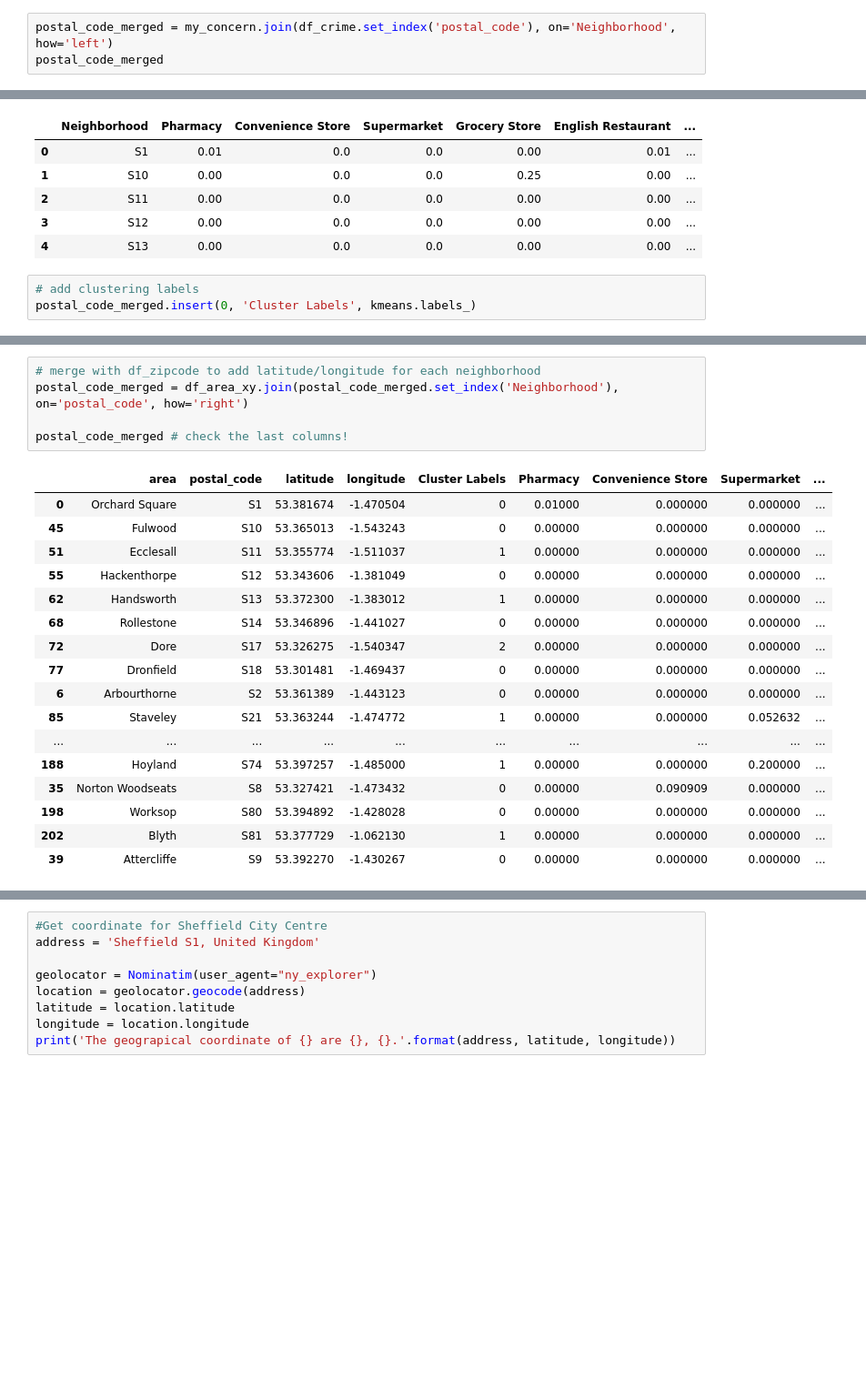
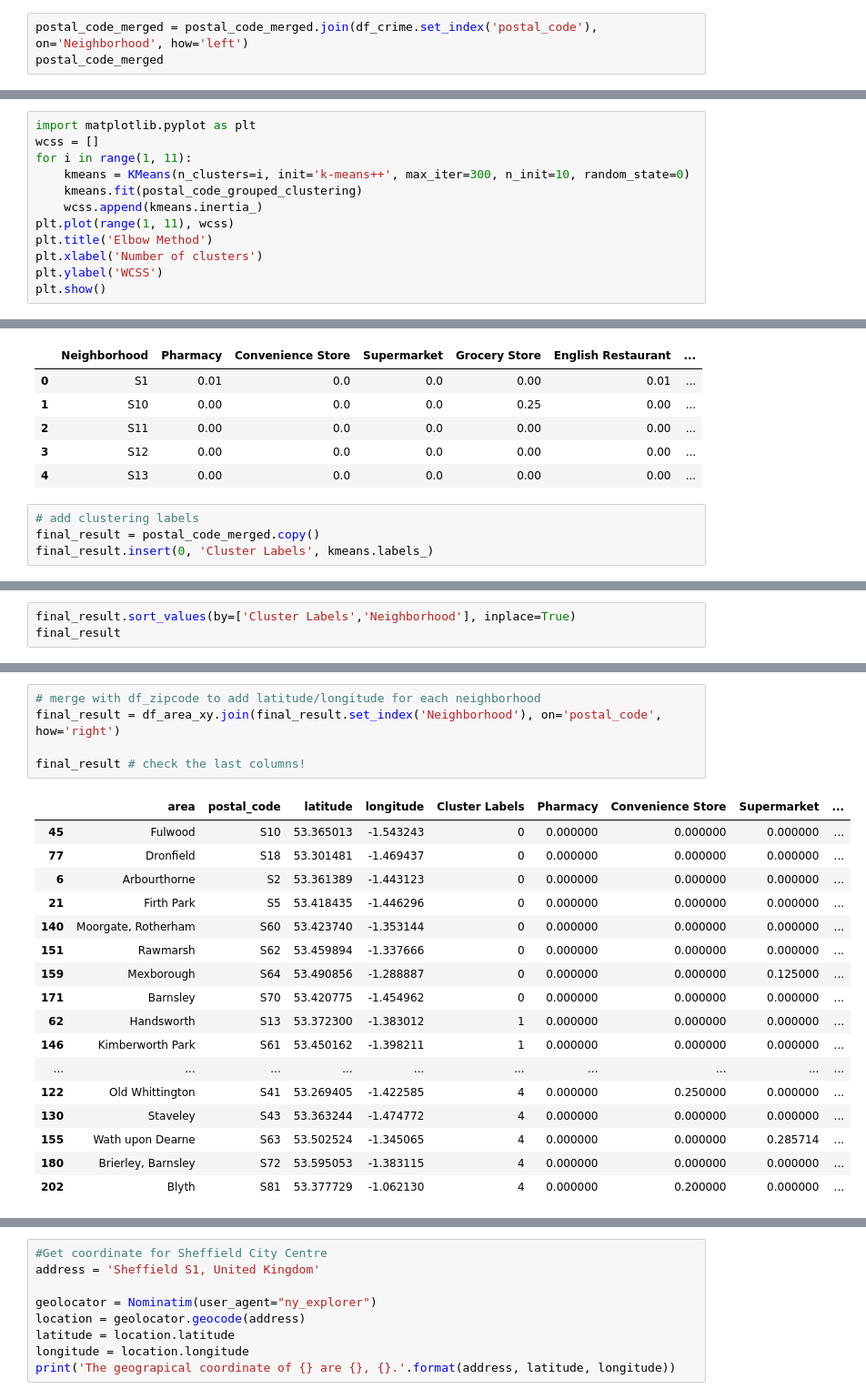
Before and after one commit to eddiehk/ibmcapstone, a Jupyter notebook: wk5.ipynb, the cells around one changed output, grey strips where cells are left out. Shown at 91% size. Saved outputs shown, nothing was run; the diff lists cells and outputs as text; blank space fills up the shorter version.

```diff
--- a/wk5.ipynb
+++ b/wk5.ipynb
@@ -860,7 +868,7 @@ df_crime
 | 43 | S80 | 0.000963 |
 | 44 | S81 | 0.000981 |
 # %%
-postal_code_merged = my_concern.join(df_crime.set_index('postal_code'), on='Neighborhood', how='left')
+postal_code_merged = postal_code_merged.join(df_crime.set_index('postal_code'), on='Neighborhood', how='left')
 postal_code_merged
 # %% [output]
 |  | Neighborhood | Pharmacy | Convenience Store | Supermarket | Grocery Store | English Restaurant | ... |
@@ -888,0 +899,12 @@ This is the final step to make the model and render the result.
+# %%
+import matplotlib.pyplot as plt
+wcss = []
+for i in range(1, 11):
+    kmeans = KMeans(n_clusters=i, init='k-means++', max_iter=300, n_init=10, random_state=0)
+    kmeans.fit(postal_code_grouped_clustering)
+    wcss.append(kmeans.inertia_)
+plt.plot(range(1, 11), wcss)
+plt.title('Elbow Method')
+plt.xlabel('Number of clusters')
+plt.ylabel('WCSS')
+plt.show()
@@ -912,4 +935,5 @@ postal_code_merged.head()
 | 4 | S13 | 0.00 | 0.0 | 0.0 | 0.00 | 0.00 | ... |
 # %%
 # add clustering labels
-postal_code_merged.insert(0, 'Cluster Labels', kmeans.labels_)
+final_result = postal_code_merged.copy()
+final_result.insert(0, 'Cluster Labels', kmeans.labels_)
@@ -921,0 +940,3 @@ AttributeError: 'DataFrame' object has no attribute 'sort'
+# %%
+final_result.sort_values(by=['Cluster Labels','Neighborhood'], inplace=True)
+final_result
@@ -922,24 +961,24 @@ AttributeError: 'DataFrame' object has no attribute 'sort'
 # %%
 # merge with df_zipcode to add latitude/longitude for each neighborhood
-postal_code_merged = df_area_xy.join(postal_code_merged.set_index('Neighborhood'), on='postal_code', how='right')
+final_result = df_area_xy.join(final_result.set_index('Neighborhood'), on='postal_code', how='right')
 
-postal_code_merged # check the last columns!
+final_result # check the last columns!
 # %% [output]
 |  | area | postal_code | latitude | longitude | Cluster Labels | Pharmacy | Convenience Store | Supermarket | ... |
-| 0 | Orchard Square | S1 | 53.381674 | -1.470504 | 0 | 0.01000 | 0.000000 | 0.000000 | ... |
-| 45 | Fulwood | S10 | 53.365013 | -1.543243 | 0 | 0.00000 | 0.000000 | 0.000000 | ... |
-| 51 | Ecclesall | S11 | 53.355774 | -1.511037 | 1 | 0.00000 | 0.000000 | 0.000000 | ... |
-| 55 | Hackenthorpe | S12 | 53.343606 | -1.381049 | 0 | 0.00000 | 0.000000 | 0.000000 | ... |
-| 62 | Handsworth | S13 | 53.372300 | -1.383012 | 1 | 0.00000 | 0.000000 | 0.000000 | ... |
-| 68 | Rollestone | S14 | 53.346896 | -1.441027 | 0 | 0.00000 | 0.000000 | 0.000000 | ... |
-| 72 | Dore | S17 | 53.326275 | -1.540347 | 2 | 0.00000 | 0.000000 | 0.000000 | ... |
-| 77 | Dronfield | S18 | 53.301481 | -1.469437 | 0 | 0.00000 | 0.000000 | 0.000000 | ... |
-| 6 | Arbourthorne | S2 | 53.361389 | -1.443123 | 0 | 0.00000 | 0.000000 | 0.000000 | ... |
-| 85 | Staveley | S21 | 53.363244 | -1.474772 | 1 | 0.00000 | 0.000000 | 0.052632 | ... |
+| 45 | Fulwood | S10 | 53.365013 | -1.543243 | 0 | 0.000000 | 0.000000 | 0.000000 | ... |
+| 77 | Dronfield | S18 | 53.301481 | -1.469437 | 0 | 0.000000 | 0.000000 | 0.000000 | ... |
+| 6 | Arbourthorne | S2 | 53.361389 | -1.443123 | 0 | 0.000000 | 0.000000 | 0.000000 | ... |
+| 21 | Firth Park | S5 | 53.418435 | -1.446296 | 0 | 0.000000 | 0.000000 | 0.000000 | ... |
+| 140 | Moorgate, Rotherham | S60 | 53.423740 | -1.353144 | 0 | 0.000000 | 0.000000 | 0.000000 | ... |
+| 151 | Rawmarsh | S62 | 53.459894 | -1.337666 | 0 | 0.000000 | 0.000000 | 0.000000 | ... |
+| 159 | Mexborough | S64 | 53.490856 | -1.288887 | 0 | 0.000000 | 0.000000 | 0.125000 | ... |
+| 171 | Barnsley | S70 | 53.420775 | -1.454962 | 0 | 0.000000 | 0.000000 | 0.000000 | ... |
+| 62 | Handsworth | S13 | 53.372300 | -1.383012 | 1 | 0.000000 | 0.000000 | 0.000000 | ... |
+| 146 | Kimberworth Park | S61 | 53.450162 | -1.398211 | 1 | 0.000000 | 0.000000 | 0.000000 | ... |
 | ... | ... | ... | ... | ... | ... | ... | ... | ... | ... |
-| 188 | Hoyland | S74 | 53.397257 | -1.485000 | 1 | 0.00000 | 0.000000 | 0.200000 | ... |
-| 35 | Norton Woodseats | S8 | 53.327421 | -1.473432 | 0 | 0.00000 | 0.090909 | 0.000000 | ... |
-| 198 | Worksop | S80 | 53.394892 | -1.428028 | 0 | 0.00000 | 0.000000 | 0.000000 | ... |
-| 202 | Blyth | S81 | 53.377729 | -1.062130 | 1 | 0.00000 | 0.000000 | 0.000000 | ... |
-| 39 | Attercliffe | S9 | 53.392270 | -1.430267 | 0 | 0.00000 | 0.000000 | 0.000000 | ... |
+| 122 | Old Whittington | S41 | 53.269405 | -1.422585 | 4 | 0.000000 | 0.250000 | 0.000000 | ... |
+| 130 | Staveley | S43 | 53.363244 | -1.474772 | 4 | 0.000000 | 0.000000 | 0.000000 | ... |
+| 155 | Wath upon Dearne | S63 | 53.502524 | -1.345065 | 4 | 0.000000 | 0.000000 | 0.285714 | ... |
+| 180 | Brierley, Barnsley | S72 | 53.595053 | -1.383115 | 4 | 0.000000 | 0.000000 | 0.000000 | ... |
+| 202 | Blyth | S81 | 53.377729 | -1.062130 | 4 | 0.000000 | 0.200000 | 0.000000 | ... |
 # %%
```
Also changed, not shown: parts of 40 cells of this notebook.
